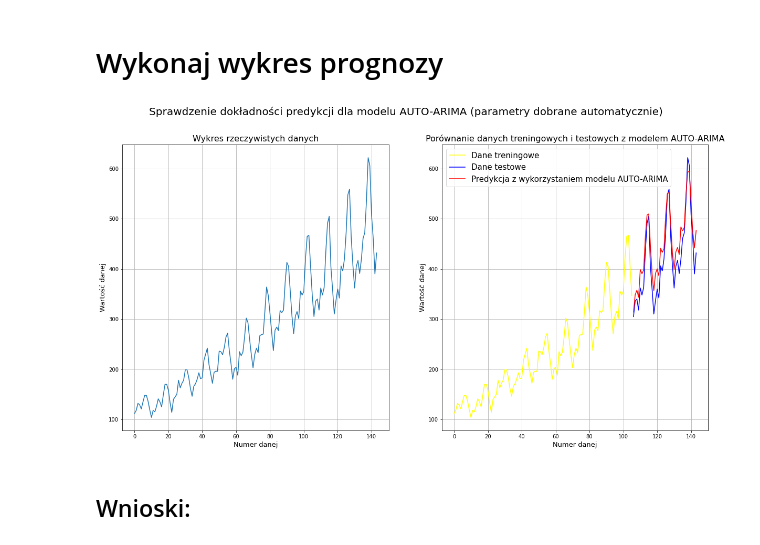
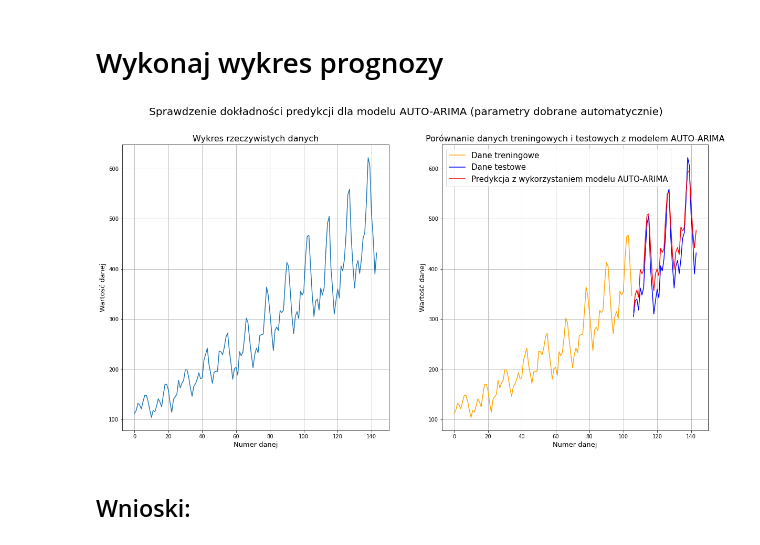
Before and after one commit to Lucas5858/Lab10_LukaszSzyszka, a Jupyter notebook: Lab10_ŁukaszSzyszka.ipynb, the cells around one changed output. Cells and saved outputs as stored; diff of their text form; code cells hidden in the pictures.

```diff
--- a/Lab10_ŁukaszSzyszka.ipynb
+++ b/Lab10_ŁukaszSzyszka.ipynb
@@ -320,26 +320,26 @@ Jak widać, najlepsze parametry modelu wskazane automatycznie wynoszą: (1, 1, 0
 # %%
 prediction_model = model_auto.predict(n_periods=num_of_periods)
 
 fig = plt.figure(figsize=(20, 10))
 fig.suptitle('Sprawdzenie dokładności predykcji dla modelu AUTO-ARIMA (parametry dobrane automatycznie)', fontsize=20)
 ax1 = fig.add_subplot(1, 2, 1)
 ax1.plot(X)
 ax1.set_title('Wykres rzeczywistych danych', fontsize=16)
 ax1.set_xlabel('Numer danej', fontsize=13)
 ax1.set_ylabel('Wartość danej', fontsize=13)
 ax1.grid('on')
 ax2 = fig.add_subplot(1, 2, 2)
-ax2.plot(train, color='yellow')
+ax2.plot(train, color='orange')
 ax2.plot(np.arange(my_val, my_val + num_of_periods), test, color='blue')
 ax2.plot(np.arange(my_val, my_val + num_of_periods), prediction_model, color='red')
 ax2.set_title('Porównanie danych treningowych i testowych z modelem AUTO-ARIMA', fontsize=16)
 ax2.legend(['Dane treningowe', 'Dane testowe', 'Predykcja z wykorzystaniem modelu AUTO-ARIMA'], fontsize=15)
 ax2.set_xlabel('Numer danej', fontsize=13)
 ax2.set_ylabel('Wartość danej', fontsize=13)
 ax2.grid('on')
 plt.show()
 # %% [output]
-[figure, old version]
+[figure, new version]
 # %% [markdown]
 ## Wnioski:
 # %% [markdown]
```
Also changed, not shown: parts of 2 cells of this notebook.
